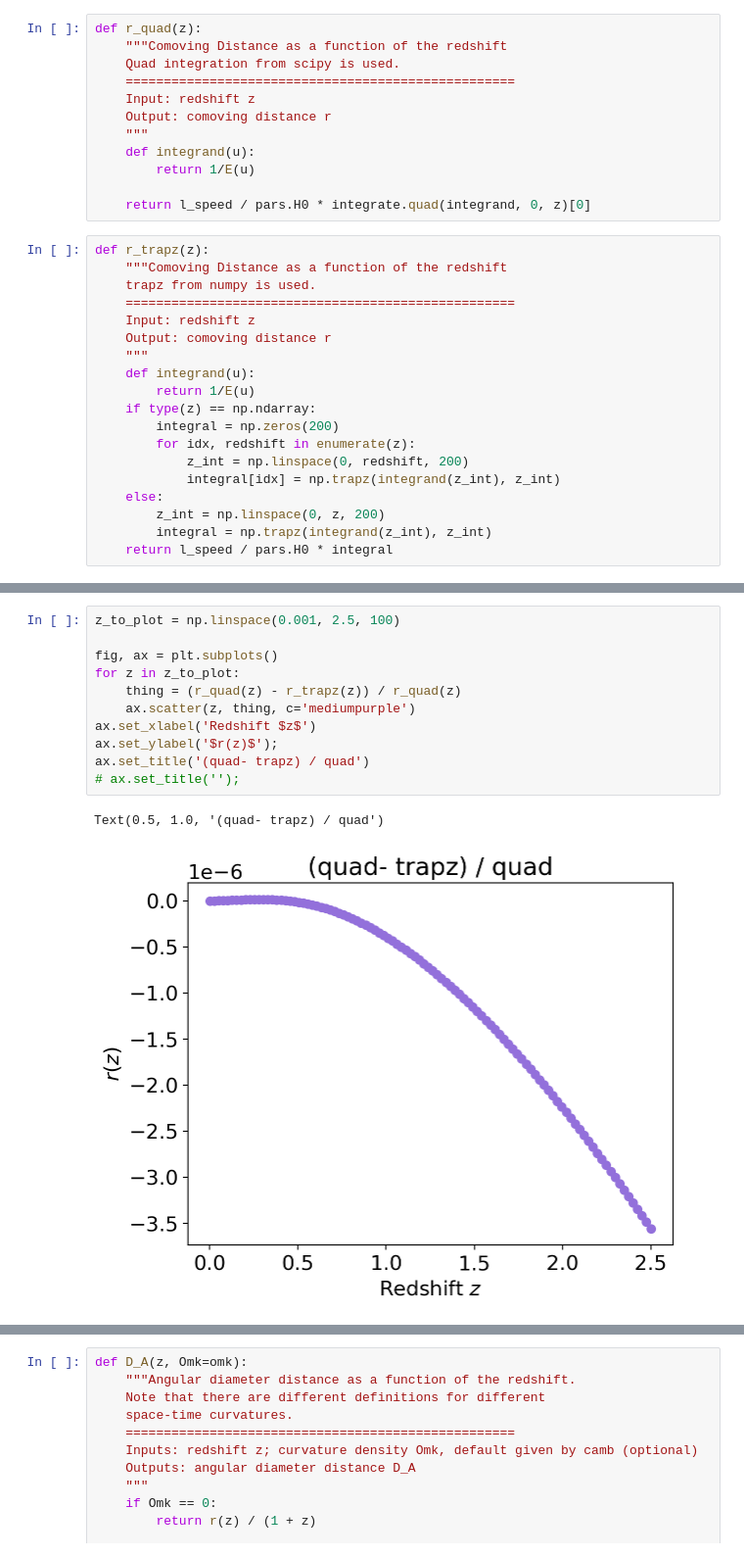
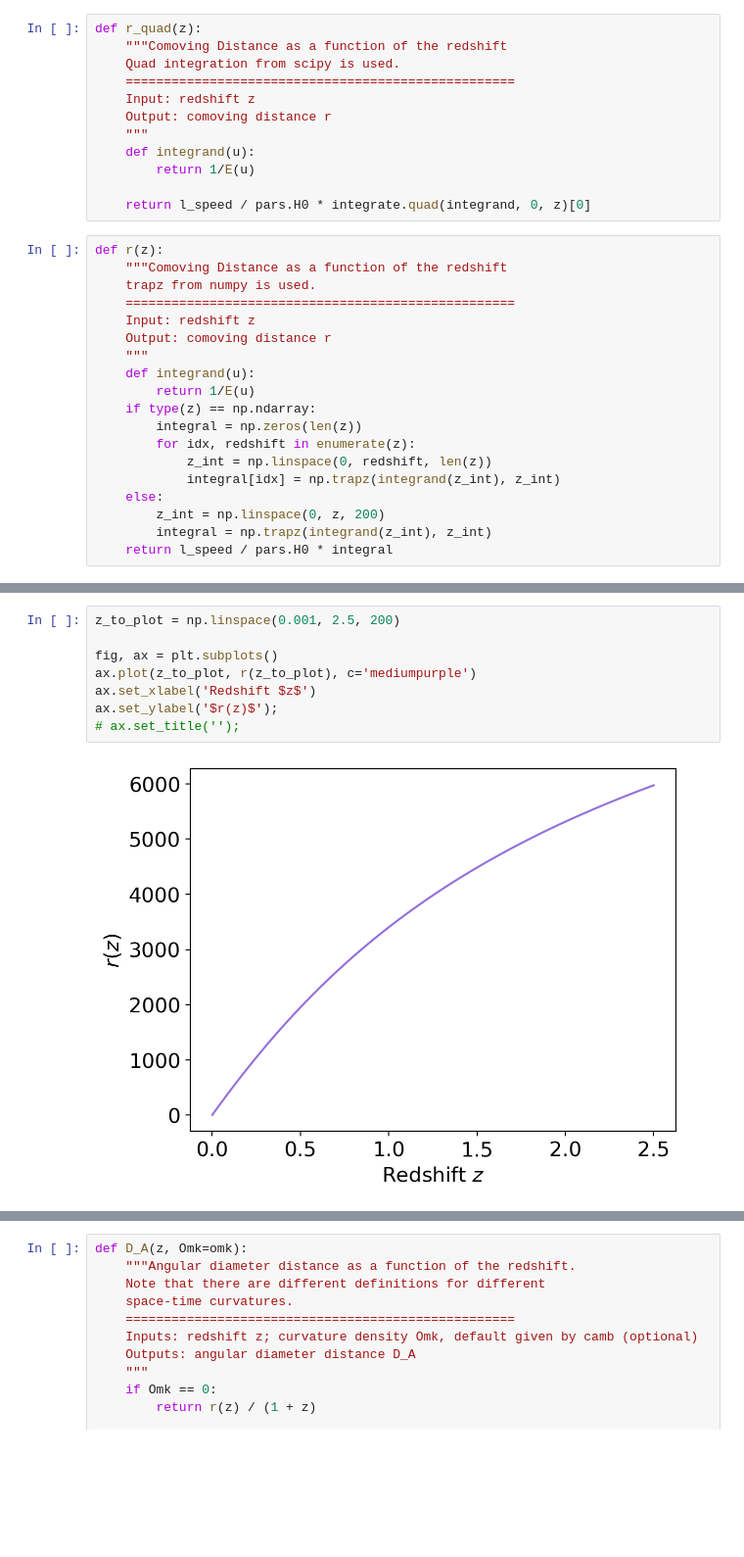
Before and after one commit to vPedreros/dfi-summer-2023, a Jupyter notebook: summer_nb copy.ipynb, the cells around one changed output, grey strips where cells are left out. Shown at 98% size. Cells and saved outputs as stored; diff of their text form; blank space fills up the shorter version.

```diff
--- a/summer_nb copy.ipynb
+++ b/summer_nb copy.ipynb
@@ -108,7 +108,7 @@ def r_quad(z):
 
     return l_speed / pars.H0 * integrate.quad(integrand, 0, z)[0]
 # %%
-def r_trapz(z):
+def r(z):
     """Comoving Distance as a function of the redshift
     trapz from numpy is used.
     ===================================================
@@ -118,9 +118,9 @@ def r_trapz(z):
     def integrand(u):
         return 1/E(u)
     if type(z) == np.ndarray:
-        integral = np.zeros(200)
+        integral = np.zeros(len(z))
         for idx, redshift in enumerate(z):
-            z_int = np.linspace(0, redshift, 200)
+            z_int = np.linspace(0, redshift, len(z))
             integral[idx] = np.trapz(integrand(z_int), z_int)
     else:
         z_int = np.linspace(0, z, 200)
@@ -147,14 +129,10 @@ def r_quad(z):
 # %%
-z_to_plot = np.linspace(0.001, 2.5, 100)
+z_to_plot = np.linspace(0.001, 2.5, 200)
 
 fig, ax = plt.subplots()
-for z in z_to_plot:
-    thing = (r_quad(z) - r_trapz(z)) / r_quad(z)
-    ax.scatter(z, thing, c='mediumpurple')
+ax.plot(z_to_plot, r(z_to_plot), c='mediumpurple')
 ax.set_xlabel('Redshift $z$')
 ax.set_ylabel('$r(z)$');
-ax.set_title('(quad- trapz) / quad')
 # ax.set_title('');
 # %% [output]
-Text(0.5, 1.0, '(quad- trapz) / quad')
-[figure, old version]
+[figure, new version]
```
Also changed, not shown: parts of 10 cells of this notebook, 1 other file.
